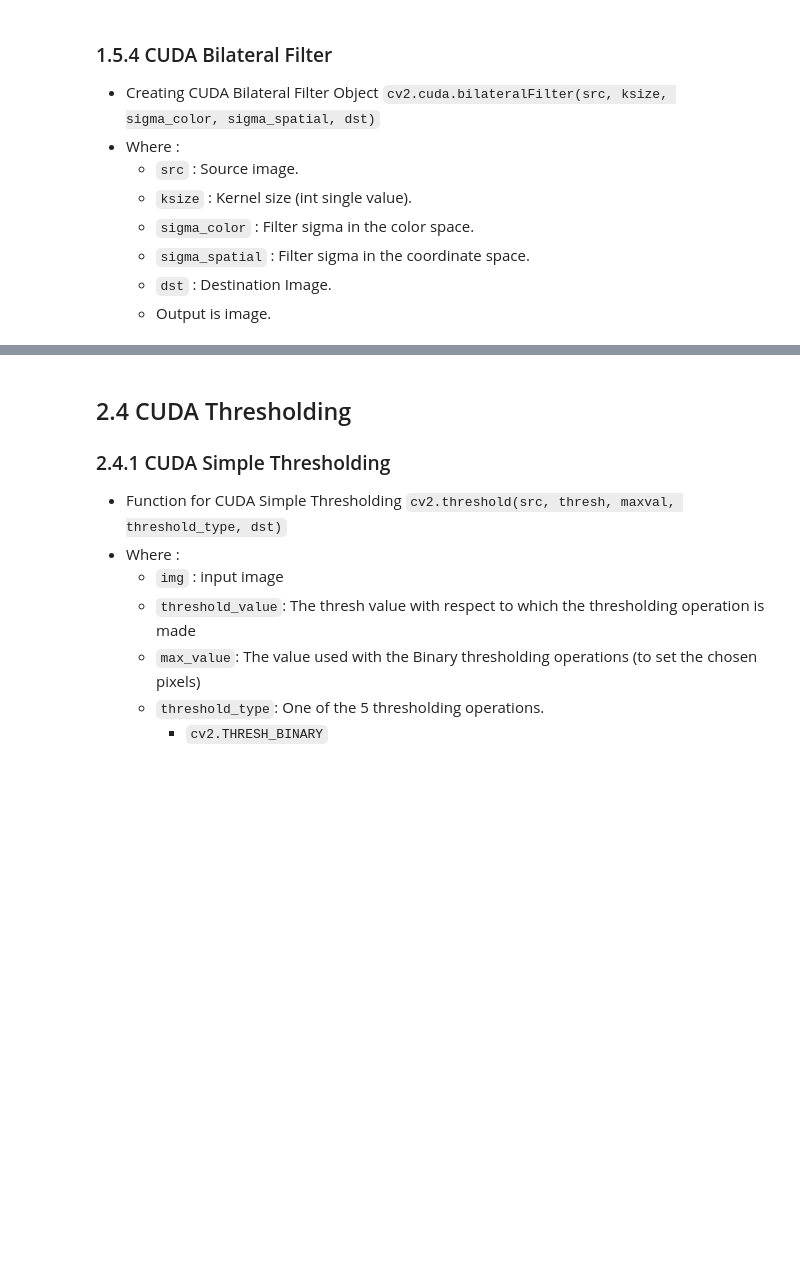
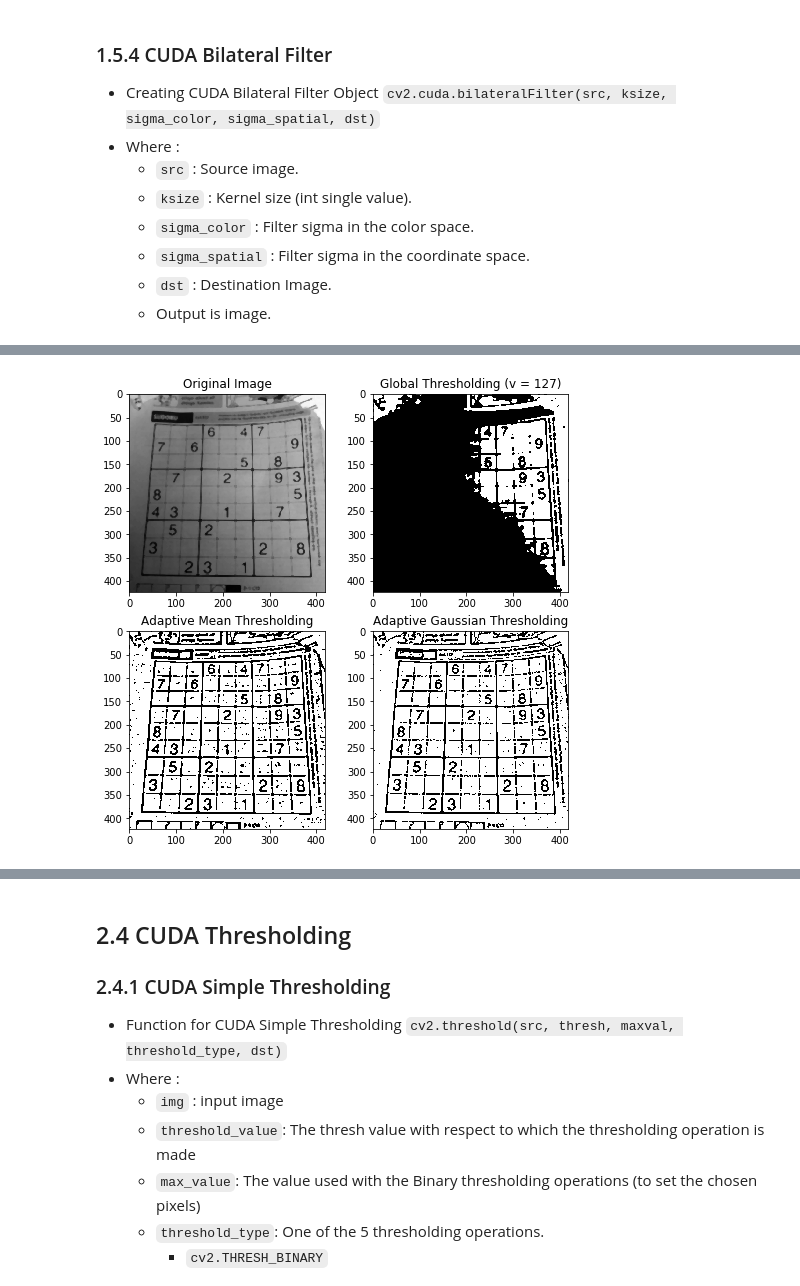
Before and after one commit to Muhammad-Yunus/Jetson-Nano-OpenCV-Learn, a Jupyter notebook: pertemuan_3/pertemuan_3.ipynb, the cells around one changed output, grey strips where cells are left out. Cells and saved outputs as stored; diff of their text form; code cells hidden in the pictures; blank space fills up the shorter version.

```diff
--- a/pertemuan_3/pertemuan_3.ipynb
+++ b/pertemuan_3/pertemuan_3.ipynb
@@ -399,7 +399,7 @@ ___
 # example : Simple Thresholding
 
 max_value = 255
-default_value = 230
+default_value = 100
 
 # load image
 img = cv2.imread('Tomat.jpg')
@@ -449,32 +449,34 @@ ___
 # %%
 # load image
 img = cv2.imread('sudoku.jpg')
 
 # convert to grayscale
 gray = cv2.cvtColor(img, cv2.COLOR_BGR2GRAY)
 
 # apply median blur
 gray = cv2.medianBlur(gray, 5)
 
 # show original image
 plt.figure(figsize=(8,8))
 plt.subplot(2, 2, 1)
 plt.title("Original Image")
 plt.imshow(gray, cmap="gray")
 
 # apply thresholding
 __, tresh1 = cv2.threshold(gray, 127, 255, cv2.THRESH_BINARY)
 tresh2 = cv2.adaptiveThreshold(gray, 255, cv2.ADAPTIVE_THRESH_MEAN_C, cv2.THRESH_BINARY, 11, 2)
 tresh3 = cv2.adaptiveThreshold(gray, 255, cv2.ADAPTIVE_THRESH_GAUSSIAN_C, cv2.THRESH_BINARY, 11, 2)
 
-NAMES = ['Original Image', 'Global Thresholding (v = 127)', 'Adaptive Mean Thresholding', 'Adaptive Gaussian Thresholding']
+NAMES = ['Global Thresholding (v = 127)', 'Adaptive Mean Thresholding', 'Adaptive Gaussian Thresholding']
 
 images = [tresh1, tresh2, tresh3]
 
 for i in range(3):
     plt.subplot(2, 2, i+2)
     plt.title(NAMES[i])
     plt.imshow(images[i],'gray')
+# %% [output]
+[figure, added]
 # %% [markdown]
 ___
 ## 2.3 Otsu's Binarization
```
Also changed, not shown: parts of 3 cells of this notebook, 1 other file.
